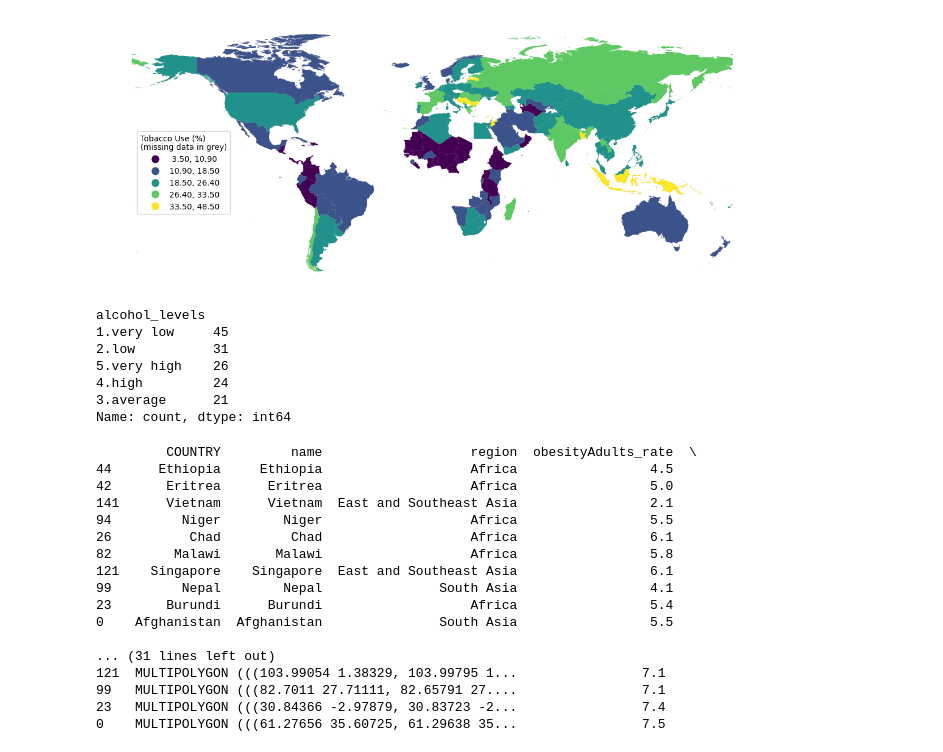
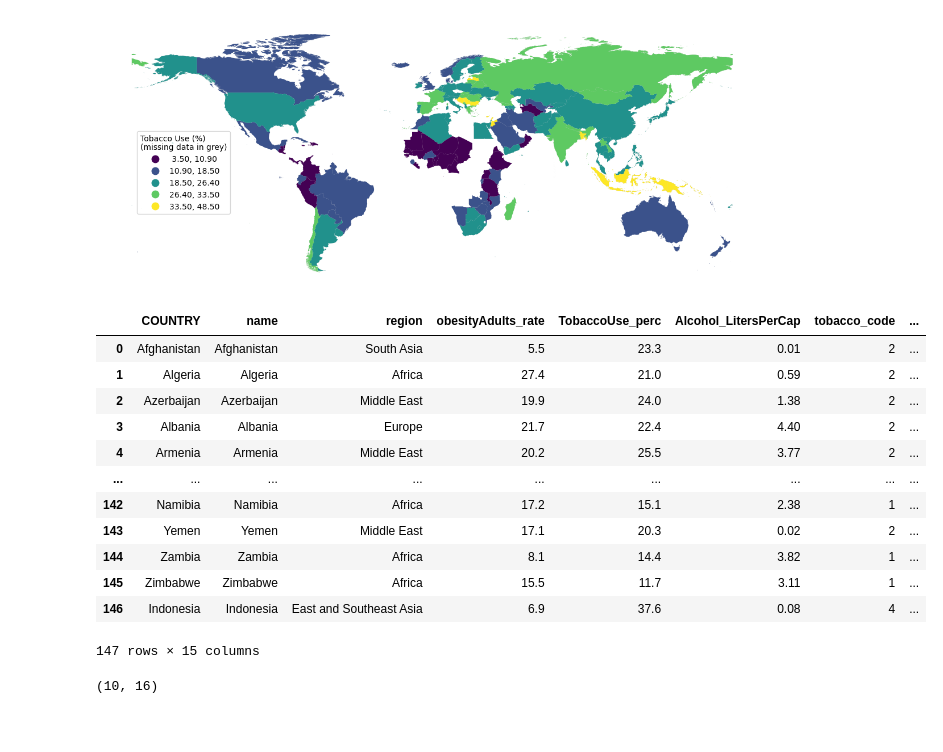
Before and after one commit to 2025DACSS-CSSmeths/HW1_repo, a Jupyter notebook: code_hw1.ipynb, the cells around one changed output. Cells and saved outputs as stored; diff of their text form; code cells hidden in the pictures; blank space fills up the shorter version.

```diff
--- a/code_hw1.ipynb
+++ b/code_hw1.ipynb
@@ -218,43 +219,42 @@ plt.show();
 # %%
  # Step 3 Find the countries that are doing the best in all three variables
 
-cia.alcohol_levels.value_counts()
-#Now that we have two variables, we could ask ourselves what countries are high (level 4) in both tobacco and alcohol consumption?
+#Create a new 'obesity_code" variable use the best scheme  'Fisher Jenks'
+cia['obesity_code'] = fj5.yb #yb` contains classification labels (0 to 4)
+
+# A copy in another column
+cia['obesity_levels'] = cia['obesity_code']
+
+# Define the mapping of numeric codes to category labels
+newLevels = {0: '1.very low', 1: '2.low', 2: '3.average', 3: '4.high', 4: '5.very high'}
+
+# Replace numerical codes with descriptive labels
+cia['obesity_levels'] = cia['obesity_levels'].replace(newLevels)
-# %% [output]
-alcohol_levels
-1.very low     45
-2.low          31
-5.very high    26
-4.high         24
-3.average      21
-Name: count, dtype: int64
+# %%
+cia
+# %% [output]
+|  | COUNTRY | name | region | obesityAdults_rate | TobaccoUse_perc | Alcohol_LitersPerCap | tobacco_code | ... |
+| 0 | Afghanistan | Afghanistan | South Asia | 5.5 | 23.3 | 0.01 | 2 | ... |
+| 1 | Algeria | Algeria | Africa | 27.4 | 21.0 | 0.59 | 2 | ... |
+| 2 | Azerbaijan | Azerbaijan | Middle East | 19.9 | 24.0 | 1.38 | 2 | ... |
+| 3 | Albania | Albania | Europe | 21.7 | 22.4 | 4.40 | 2 | ... |
+| 4 | Armenia | Armenia | Middle East | 20.2 | 25.5 | 3.77 | 2 | ... |
+| ... | ... | ... | ... | ... | ... | ... | ... | ... |
+| 142 | Namibia | Namibia | Africa | 17.2 | 15.1 | 2.38 | 1 | ... |
+| 143 | Yemen | Yemen | Middle East | 17.1 | 20.3 | 0.02 | 2 | ... |
+| 144 | Zambia | Zambia | Africa | 8.1 | 14.4 | 3.82 | 1 | ... |
+| 145 | Zimbabwe | Zimbabwe | Africa | 15.5 | 11.7 | 3.11 | 1 | ... |
+| 146 | Indonesia | Indonesia | East and Southeast Asia | 6.9 | 37.6 | 0.08 | 4 | ... |
+147 rows × 15 columns
 # %%
 
-# Calculate the health risk score for each country
-cia["health_risk_score"] = cia["tobacco_code"] + cia["alcohol_code"] + cia["obesityAdults_rate"]
+# Calculate the health risk score
+cia["BestCountries"] = cia["tobacco_code"] + cia["alcohol_code"] + cia["obesity_code"]
 
-# Sort countries by health risk score in ascending order and select top 10
-BestCountries = cia.sort_values(by="health_risk_score").head(10)
+# Select rows where the sum is 0
+BestCountries = cia[cia["BestCountries"] == 0]
 
-# Display the result
-print(BestCountries)
 
-# The result shows that Ethiopia is the country doing the best in three variables!
+BestCountries.shape
 # %% [output]
-         COUNTRY         name                   region  obesityAdults_rate  \
-44      Ethiopia     Ethiopia                   Africa                 4.5
-42       Eritrea      Eritrea                   Africa                 5.0
-141      Vietnam      Vietnam  East and Southeast Asia                 2.1
-94         Niger        Niger                   Africa                 5.5
-26          Chad         Chad                   Africa                 6.1
-82        Malawi       Malawi                   Africa                 5.8
-121    Singapore    Singapore  East and Southeast Asia                 6.1
-99         Nepal        Nepal               South Asia                 4.1
-23       Burundi      Burundi                   Africa                 5.4
-0    Afghanistan  Afghanistan               South Asia                 5.5
-
-... (31 lines left out)
-121  MULTIPOLYGON (((103.99054 1.38329, 103.99795 1...                7.1
-99   MULTIPOLYGON (((82.7011 27.71111, 82.65791 27....                7.1
-23   MULTIPOLYGON (((30.84366 -2.97879, 30.83723 -2...                7.4
-0    MULTIPOLYGON (((61.27656 35.60725, 61.29638 35...                7.5
+(10, 16)
```
Also changed, not shown: parts of 3 cells of this notebook, 1 other file.
